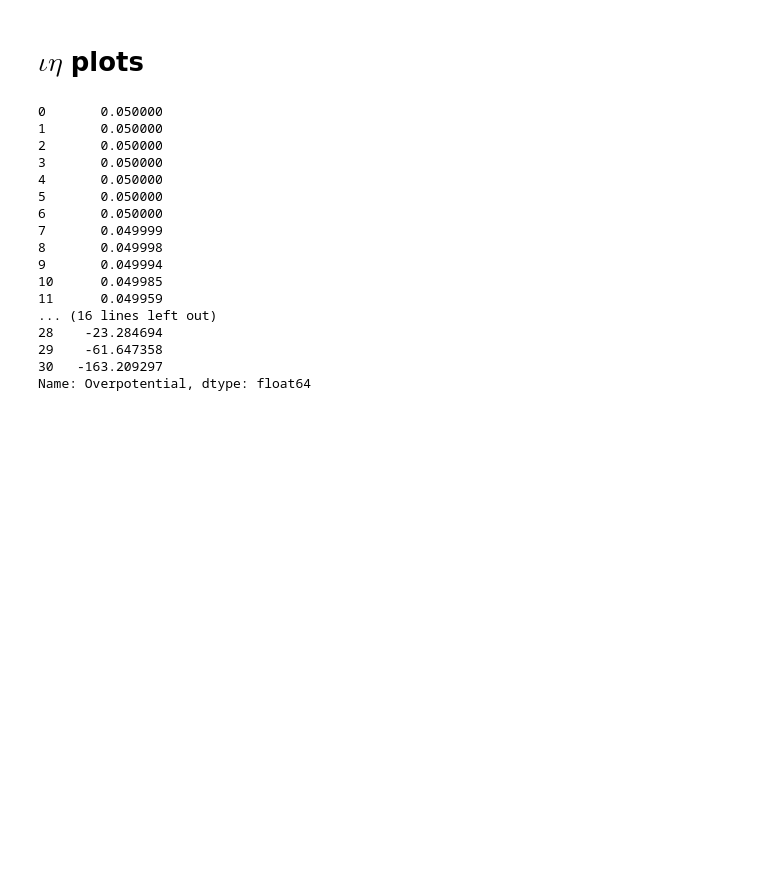
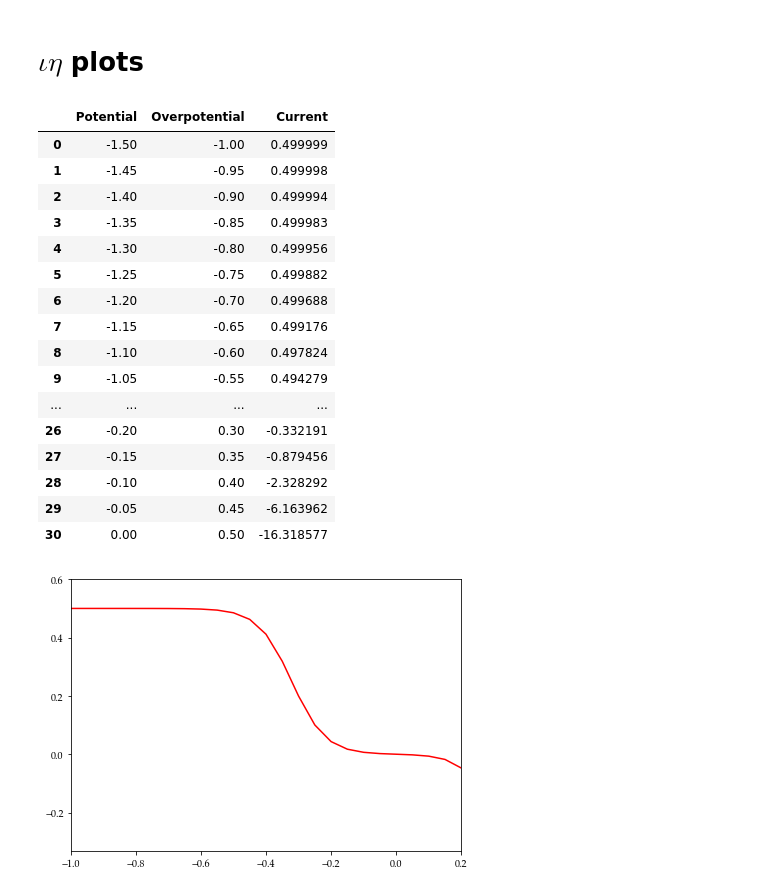
Before and after one commit to jmsieffer/ChemPhysicsMisc, a Jupyter notebook: ChemPhysicsMisc/MiscScienceScripts/ButlerVolmer.ipynb, the cells around one changed output. Drawn from its saved outputs; the diff is of its cells as text; code cells hidden in the pictures; blank space fills up the shorter version.

```diff
--- a/ChemPhysicsMisc/MiscScienceScripts/ButlerVolmer.ipynb
+++ b/ChemPhysicsMisc/MiscScienceScripts/ButlerVolmer.ipynb
@@ -16,7 +16,16 @@ F = 96485
 EEq = 0.771
 z = 1
 jmax = 600
+A = 1
+CO1 = 1
+CR1 = 1
+kTO = 10**(-7)
 
+
+def ExchangeCurrent(alpha, k, CO, CR):
+     return n * F * A * CO**(1-alpha) * CR**(alpha) * k
+
+EC = ExchangeCurrent(alphaa, kTO, CO1, CR1)
 #Finding Voltage Boundaries
 etamax  = (R*T)/(alphaa*z*F)*np.log(jmax/j0)
 Eta = np.linspace(-(etamax), etamax, 500)
@@ -98,45 +111,53 @@ Text(0, 0.5, 'Current Density (A/cm^2)')
 # %%
 #Constants for 3.3
 A = 1
-CO = 1.0*10**(-3)
-CR = 1.0*10**(-5)
+CO2 = 1.0*10**(-3)
+CR2 = 1.0*10**(-5)
 n=1
 a=0.5
-k=1.0*10**(-4)
+kTT=1.0*10**(-4)
 f = F/(R*T)
-i0 = j0/A
 ilc = 1
 ila = 1
-
+i0 = ExchangeCurrent(a,kTT, CO2, CR2)
 
 #Creating the DataFrame full of data
 Potential = np.arange(-1.5,0.05,.05)
 Overpotential = Potential + 0.5
 df = pd.DataFrame({'Potential': Potential, 'Overpotential': Overpotential})
 df = df.round(3)
 
 
-
 def Current(Overpotential, ilc, ila):
     return (np.exp(-a*f*Overpotential)- np.exp((1-a)*f*Overpotential))/ ((1/i0) + (np.exp(-a*f*Overpotential)/ilc) + (np.exp(-a*f*Overpotential)/ila))
 
-CurrentBT = Current(df.Overpotential, .1, .1)
-CurrentBT
+CurrentBT = Current(df.Overpotential, 1, 1)
+df['Current'] = CurrentBT
+
+
+fig = plt.figure(figsize = (7,5))
+
+plt.xlim(-1,.2)
+plt.ylim(-0.332191,.6)
+
+plt.plot(df.Overpotential,CurrentBT, color = 'red')
+df
 # %% [output]
-0       0.050000
-1       0.050000
-2       0.050000
-3       0.050000
-4       0.050000
-5       0.050000
-6       0.050000
-7       0.049999
-8       0.049998
-9       0.049994
-10      0.049985
-11      0.049959
-... (16 lines left out)
-28    -23.284694
-29    -61.647358
-30   -163.209297
-Name: Overpotential, dtype: float64
+|  | Potential | Overpotential | Current |
+| 0 | -1.50 | -1.00 | 0.499999 |
+| 1 | -1.45 | -0.95 | 0.499998 |
+| 2 | -1.40 | -0.90 | 0.499994 |
+| 3 | -1.35 | -0.85 | 0.499983 |
+| 4 | -1.30 | -0.80 | 0.499956 |
+| 5 | -1.25 | -0.75 | 0.499882 |
+| 6 | -1.20 | -0.70 | 0.499688 |
+| 7 | -1.15 | -0.65 | 0.499176 |
+| 8 | -1.10 | -0.60 | 0.497824 |
+| 9 | -1.05 | -0.55 | 0.494279 |
+| ... | ... | ... | ... |
+| 26 | -0.20 | 0.30 | -0.332191 |
+| 27 | -0.15 | 0.35 | -0.879456 |
+| 28 | -0.10 | 0.40 | -2.328292 |
+| 29 | -0.05 | 0.45 | -6.163962 |
+| 30 | 0.00 | 0.50 | -16.318577 |
+[figure, added]
```
Also changed, not shown: parts of 2 cells of this notebook.
